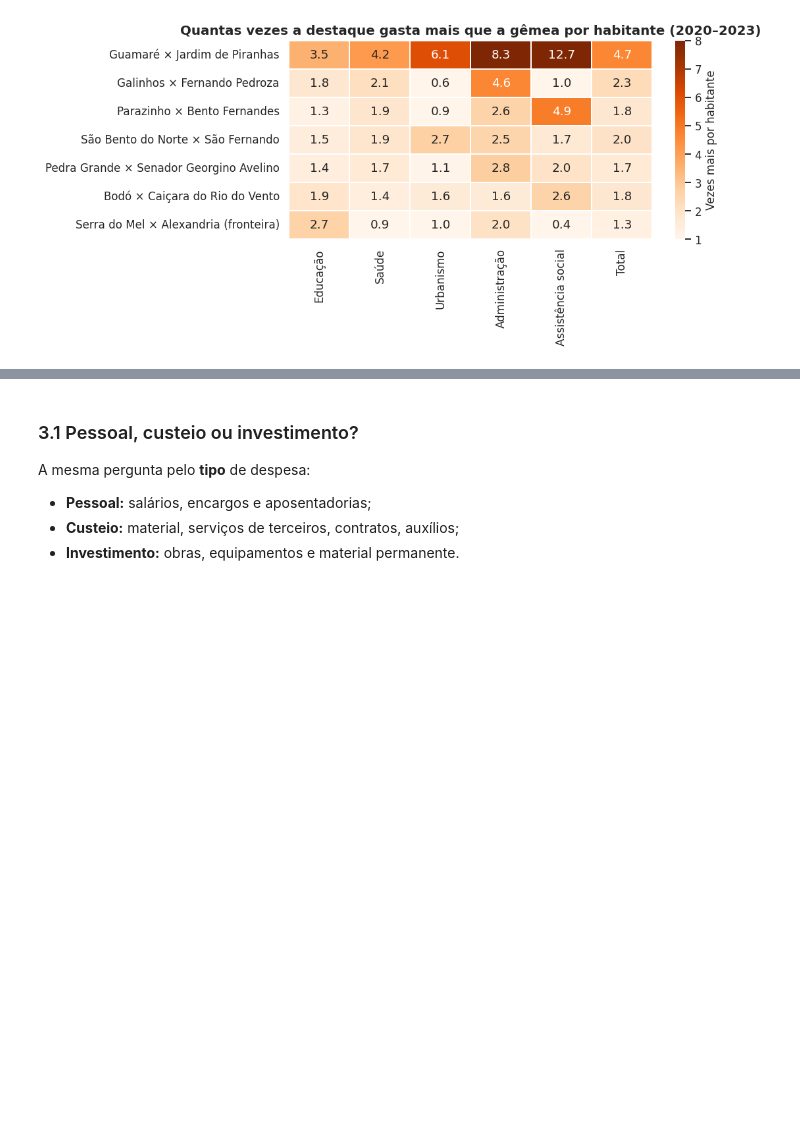
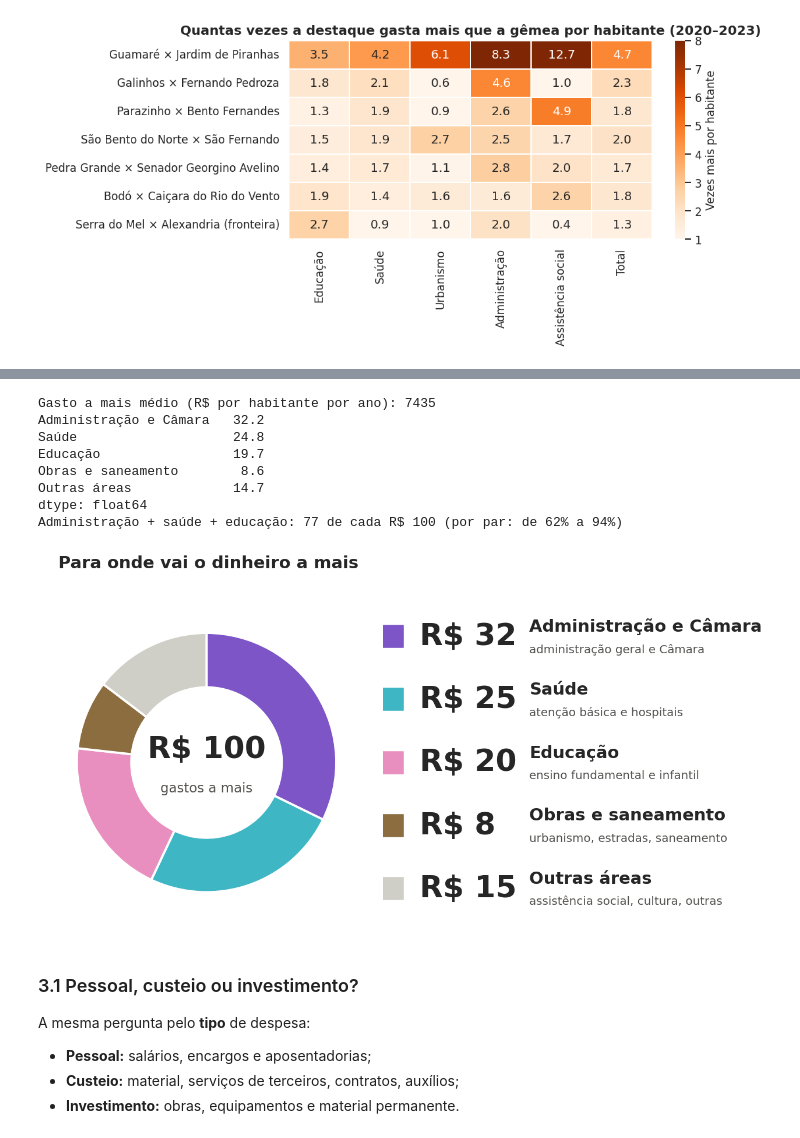
Before and after one commit to Renata-Nascimento/Projeto-U02-CD, a Jupyter notebook: resultado_final/notebooks/06_dependencia_e_gastos.ipynb, the cells around one changed output, grey strips where cells are left out. Cells and saved outputs as stored; diff of their text form; code cells hidden in the pictures; blank space fills up the shorter version.

```diff
--- a/resultado_final/notebooks/06_dependencia_e_gastos.ipynb
+++ b/resultado_final/notebooks/06_dependencia_e_gastos.ipynb
@@ -432,3 +486,72 @@ plt.show()
+# %%
+GRUPOS_ROSCA = {
+    'Administração e Câmara': ['Administração e Câmara'],
+    'Saúde': ['Saúde'],
+    'Educação': ['Educação'],
+    'Obras e saneamento': ['Urbanismo (obras e serviços urbanos)', 'Transporte', 'Saneamento e meio ambiente'],
+    'Outras áreas': ['Assistência social', 'Cultura, esporte e lazer', 'Agricultura', 'Encargos e dívidas',
+                     'Previdência', 'Outras áreas'],
+}
+COR_ROSCA = {'Administração e Câmara': '#7d55c7', 'Saúde': '#3fb6c4', 'Educação': '#e88fbf',
+             'Obras e saneamento': '#8c6d3f', 'Outras áreas': '#cfcfc8'}
+DESCRICAO_ROSCA = {'Administração e Câmara': 'administração geral e Câmara',
+                   'Saúde': 'atenção básica e hospitais',
+                   'Educação': 'ensino fundamental e infantil',
+                   'Obras e saneamento': 'urbanismo, estradas, saneamento',
+                   'Outras áreas': 'assistência social, cultura, outras'}
+
+# Gasto a mais da destaque em relação à gêmea (R$ por habitante por ano), média dos 6 pares
+dif_area = pd.DataFrame({d: area_pc.loc[d] - area_pc.loc[g] for d, g in PARES_GRAF}).T
+dif_grupo = pd.DataFrame({nome: dif_area.reindex(columns=cols).fillna(0).sum(axis=1)
+                          for nome, cols in GRUPOS_ROSCA.items()})
+media_area = dif_grupo.mean()
+parte_area = media_area / media_area.sum() * 100
+por_par = dif_grupo[['Administração e Câmara', 'Saúde', 'Educação']].sum(axis=1) / dif_grupo.sum(axis=1) * 100
+print('Gasto a mais médio (R$ por habitante por ano):', round(media_area.sum()))
+print(parte_area.round(1))
+print(f'Administração + saúde + educação: {parte_area[["Administração e Câmara", "Saúde", "Educação"]].sum():.0f} de '
+      f'cada R$ 100 (por par: de {por_par.min():.0f}% a {por_par.max():.0f}%)')
+
+# arredonda para fechar em 100
+inteiros = np.floor(parte_area).astype(int)
+for nome in (parte_area - inteiros).sort_values(ascending=False).index[:100 - inteiros.sum()]:
+    inteiros[nome] += 1
+
+def cifrao(texto):               # "$" duplo vira fórmula no matplotlib; o "\$" mostra o cifrão normal
+    return texto.replace('$', r'\$')
+
+fig = plt.figure(figsize=(11, 6))
+fig.text(0.02, 0.97, 'Para onde vai o dinheiro a mais', fontsize=19, fontweight='bold', va='top')
+
+ax = fig.add_axes([0.0, 0.0, 0.46, 0.86])
+ordem_rosca = list(GRUPOS_ROSCA)
+ax.pie([parte_area[nome] for nome in ordem_rosca], colors=[COR_ROSCA[nome] for nome in ordem_rosca], startangle=90,
+       counterclock=False, wedgeprops=dict(width=0.42, edgecolor='white', linewidth=2.5), radius=1.0)
+ax.text(0, 0.1, cifrao('R$ 100'), ha='center', va='center', fontsize=34, fontweight='bold')
+ax.text(0, -0.2, 'gastos a mais', ha='center', va='center', fontsize=15, color='#52514e')
+ax.set_aspect('equal')
+
+legenda = fig.add_axes([0.48, 0.02, 0.52, 0.82])
+legenda.set_xlim(0, 1)
+legenda.set_ylim(0, len(ordem_rosca))
+legenda.axis('off')
+for i, nome in enumerate(ordem_rosca):
+    y = len(ordem_rosca) - i - 0.5
+    legenda.scatter(0.025, y, s=620, marker='s', color=COR_ROSCA[nome])
+    legenda.text(0.1, y, cifrao(f'R$ {inteiros[nome]}'), fontsize=34, fontweight='bold', va='center')
+    legenda.text(0.4, y + 0.16, nome, fontsize=19, fontweight='bold', va='center')
+    legenda.text(0.4, y - 0.2, DESCRICAO_ROSCA[nome], fontsize=13, color='#52514e', va='center')
+plt.show()
+# %% [output]
+Gasto a mais médio (R$ por habitante por ano): 7435
+Administração e Câmara   32.2
+Saúde                    24.8
+Educação                 19.7
+Obras e saneamento        8.6
+Outras áreas             14.7
+dtype: float64
+Administração + saúde + educação: 77 de cada R$ 100 (por par: de 62% a 94%)
+[figure, added]
 # %% [markdown]
 ### 3.1 Pessoal, custeio ou investimento?
 
```
Also changed, not shown: parts of 9 cells of this notebook.
